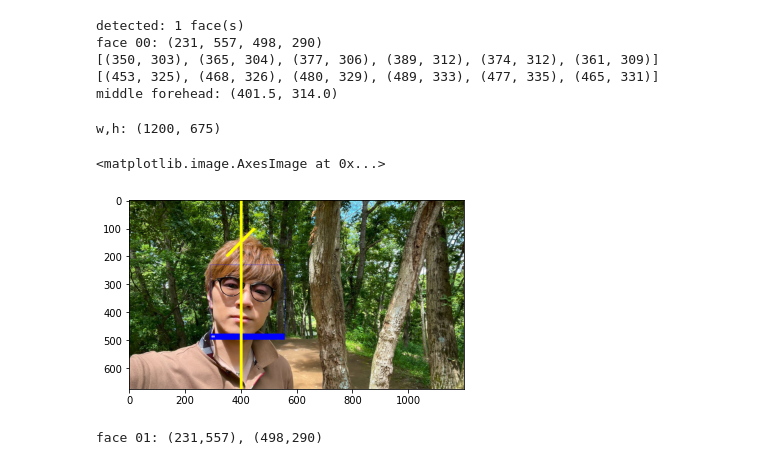
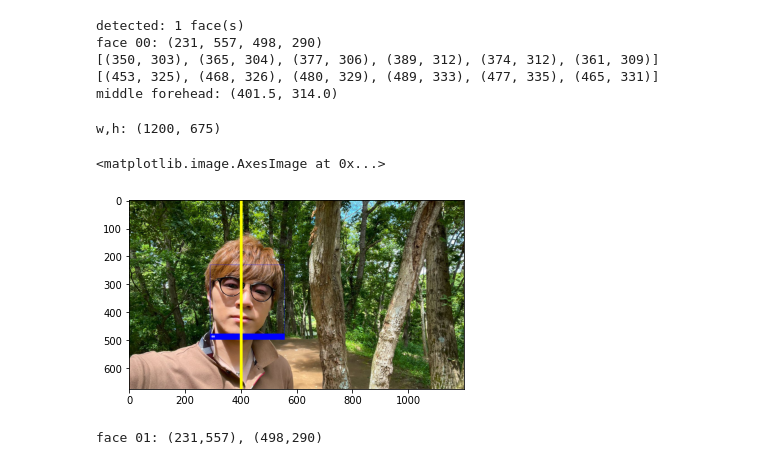
Before and after one commit to eggplants/face-symmetrizer, a Jupyter notebook: face-detect-test.ipynb, the cells around one changed output. Saved outputs shown, nothing was run; the diff lists cells and outputs as text; code cells hidden in the pictures.

Commit message:
update: remove useless line

```diff
--- a/face-detect-test.ipynb
+++ b/face-detect-test.ipynb
@@ -59,28 +59,27 @@ middle forehead: (401.5, 314.0)
 # %%
 d=Image.fromarray(f_img)
 s=d.size
 print("w,h:",d.size)
 draw = ImageDraw.Draw(d)
 mid_faces=[]
 for idx, ((top, right, bottom, left),land) in enumerate(zip(face_locations, face_landmarks_list)):
     name = str("%02d"%idx)
 
     draw.rectangle(((left, top), (right, bottom)), outline=(0, 0, 255))
     text_width, text_height = draw.textsize(name)
     draw.rectangle(((left, bottom - text_height - 10), (right, bottom)), fill=(0, 0, 255), outline=(0, 0, 255))
     draw.text((left + 6, bottom - text_height - 5), name, fill=(255, 255, 255, 255))
-    draw.line((350, 200, 450, 100), fill=(255, 255, 0), width=10)
 
     l_e, r_e = land["left_eye"][0], land["right_eye"][0]
     mid_face=((l_e[0]+r_e[0])/2, (l_e[1]+r_e[1])/2,)
     mid_faces.append(mid_face)
     draw.line(((mid_face[0], -10), mid_face, (mid_face[0], d.size[0])), fill=(255, 255, 0), width=10)
 del draw
 plt.imshow(d)
 # %% [output]
 w,h: (1200, 675)
 <matplotlib.image.AxesImage at 0x...>
-[figure, old version]
+[figure, new version]
 # %%
 for idx, face_location in enumerate(face_locations):
     top, right, bottom, left = face_location
```
